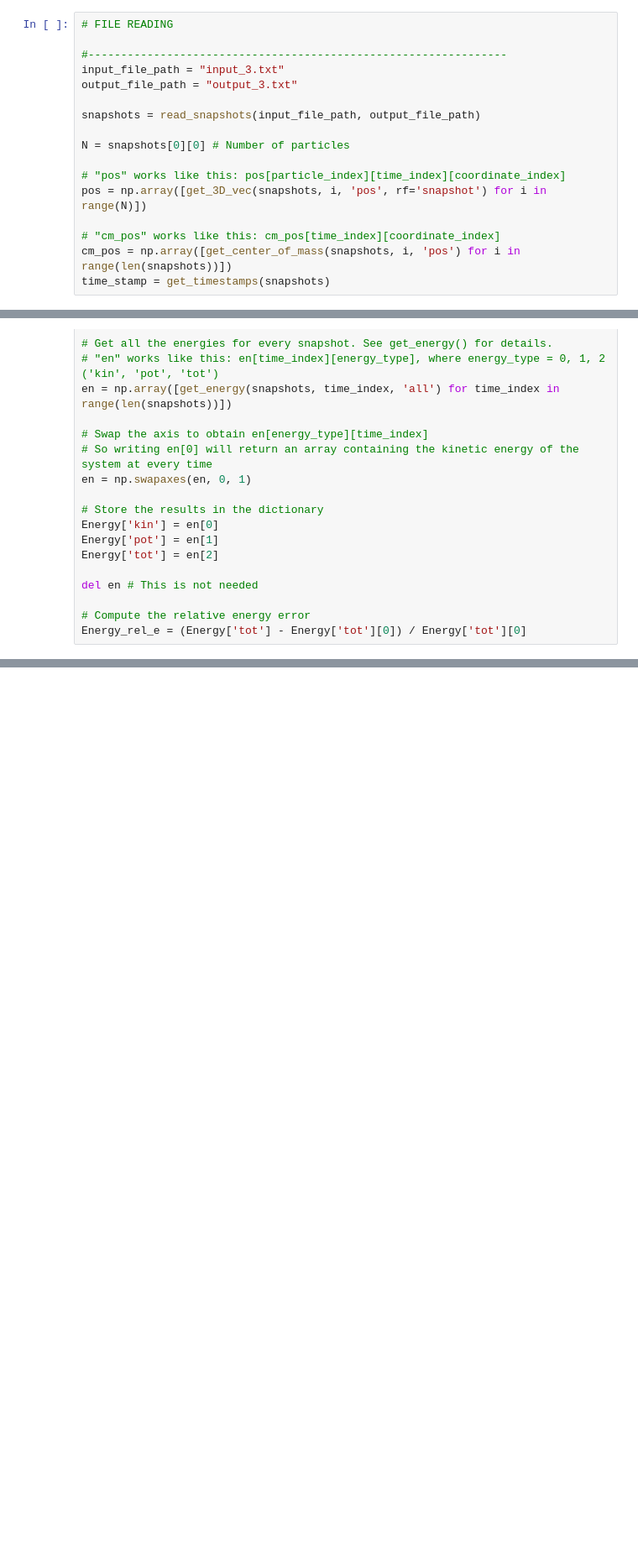
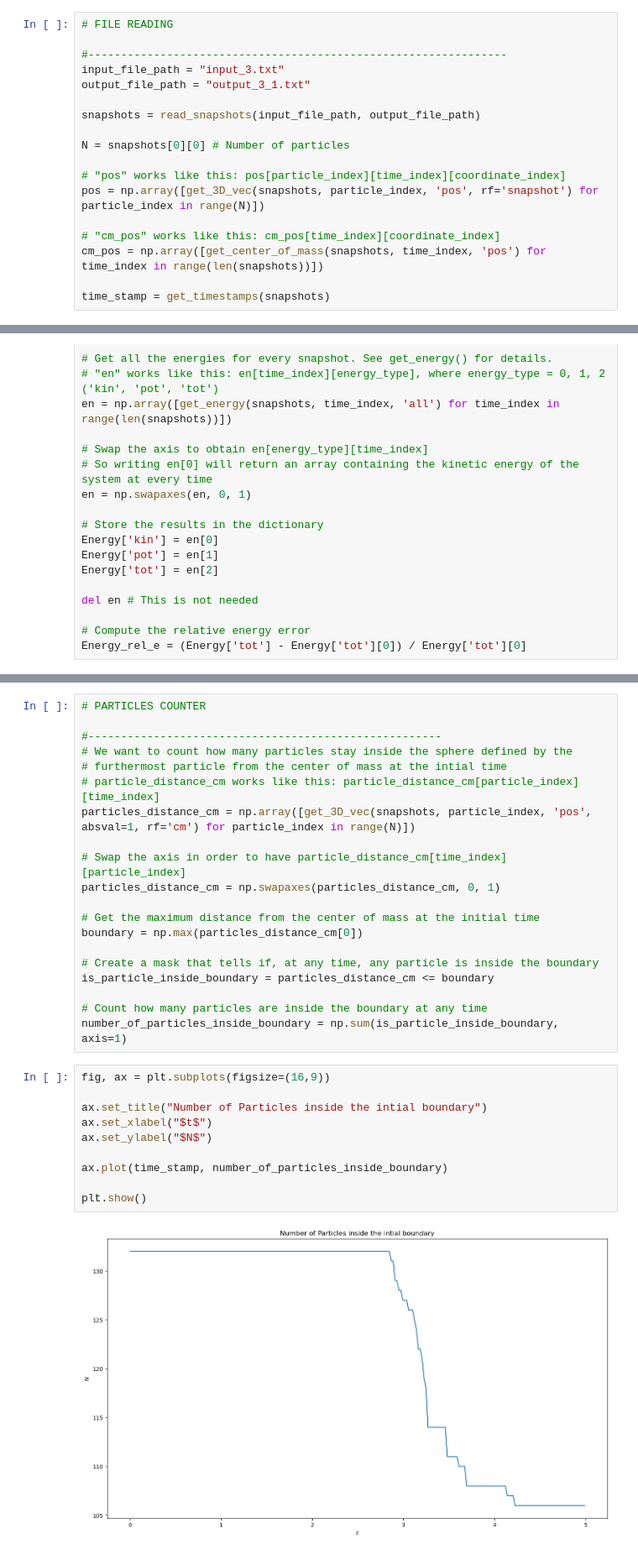
Before and after one commit to F3Solid/stellar_dynamics_2024_exercises, a Jupyter notebook: E2/homogeneous_sphere_collapse.ipynb, the cells around one changed output, grey strips where cells are left out. Shown at 84% size. Drawn from its saved outputs; the diff is of its cells as text; blank space fills up the shorter version.

Commit message:
Particles counting

```diff
--- a/E2/homogeneous_sphere_collapse.ipynb
+++ b/E2/homogeneous_sphere_collapse.ipynb
@@ -444,17 +445,18 @@ print(t_I_to_t_cgs)
 
 #----------------------------------------------------------------
 input_file_path = "input_3.txt"
-output_file_path = "output_3.txt"
+output_file_path = "output_3_1.txt"
 
 snapshots = read_snapshots(input_file_path, output_file_path)
 
 N = snapshots[0][0] # Number of particles
 
 # "pos" works like this: pos[particle_index][time_index][coordinate_index]
-pos = np.array([get_3D_vec(snapshots, i, 'pos', rf='snapshot') for i in range(N)])
+pos = np.array([get_3D_vec(snapshots, particle_index, 'pos', rf='snapshot') for particle_index in range(N)])
 
 # "cm_pos" works like this: cm_pos[time_index][coordinate_index]
-cm_pos = np.array([get_center_of_mass(snapshots, i, 'pos') for i in range(len(snapshots))])
+cm_pos = np.array([get_center_of_mass(snapshots, time_index, 'pos') for time_index in range(len(snapshots))])
+
 time_stamp = get_timestamps(snapshots)
 # %%
 # ENERGY
@@ -517,6 +521,38 @@ print("'pot' Collpase time = " + str(time_stamp[np.argmin(Energy['pot'])]))
 'kin' Collpase time = 2.207923577934771
 'pot' Collpase time = 2.207923577934771
 [figure]
+# %%
+# PARTICLES COUNTER
+
+#------------------------------------------------------
+# We want to count how many particles stay inside the sphere defined by the
+# furthermost particle from the center of mass at the intial time
+# particle_distance_cm works like this: particle_distance_cm[particle_index][time_index]
+particles_distance_cm = np.array([get_3D_vec(snapshots, particle_index, 'pos', absval=1, rf='cm') for particle_index in range(N)])
+
+# Swap the axis in order to have particle_distance_cm[time_index][particle_index]
+particles_distance_cm = np.swapaxes(particles_distance_cm, 0, 1)
+
+# Get the maximum distance from the center of mass at the initial time
+boundary = np.max(particles_distance_cm[0])
+
+# Create a mask that tells if, at any time, any particle is inside the boundary
+is_particle_inside_boundary = particles_distance_cm <= boundary
+
+# Count how many particles are inside the boundary at any time
+number_of_particles_inside_boundary = np.sum(is_particle_inside_boundary, axis=1)
+# %%
+fig, ax = plt.subplots(figsize=(16,9))
+
+ax.set_title("Number of Particles inside the intial boundary")
+ax.set_xlabel("$t$")
+ax.set_ylabel("$N$")
+
+ax.plot(time_stamp, number_of_particles_inside_boundary)
+
+plt.show()
+# %% [output]
+[figure, added]
 # %%
 # MOVIE MAKER
 
```
Also changed, not shown: parts of 4 cells of this notebook, 7 other files.
